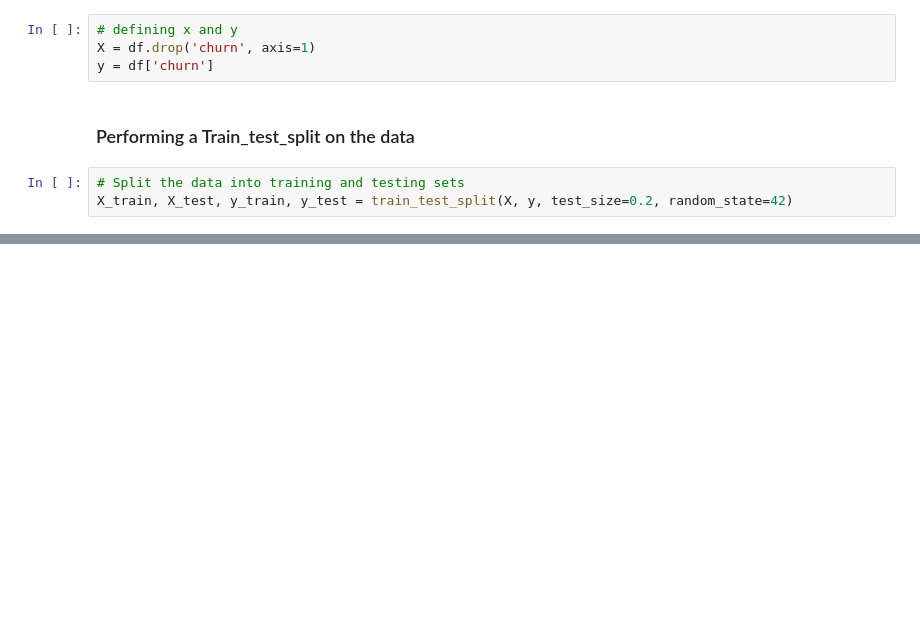
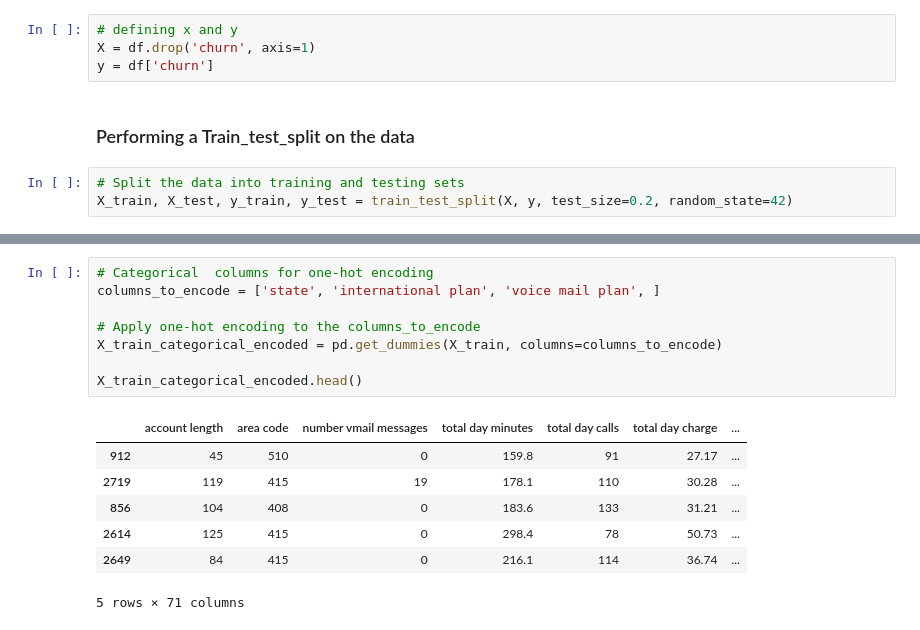
Before and after one commit to AgathaNyambati/SyriaTel-Customer-Churn, a Jupyter notebook: churn.ipynb, the cells around one changed output, grey strips where cells are left out. Saved outputs shown, nothing was run; the diff lists cells and outputs as text; blank space fills up the shorter version.

Commit message:
added feature engineering of categorical feature

```diff
--- a/churn.ipynb
+++ b/churn.ipynb
@@ -423,0 +437,16 @@ ohe = OneHotEncoder(handle_unknown="ignore", sparse_output=False)
+# %%
+# Categorical  columns for one-hot encoding
+columns_to_encode = ['state', 'international plan', 'voice mail plan', ]
+
+# Apply one-hot encoding to the columns_to_encode
+X_train_categorical_encoded = pd.get_dummies(X_train, columns=columns_to_encode)
+
+X_train_categorical_encoded.head()
+# %% [output]
+|  | account length | area code | number vmail messages | total day minutes | total day calls | total day charge | ... |
+| 912 | 45 | 510 | 0 | 159.8 | 91 | 27.17 | ... |
+| 2719 | 119 | 415 | 19 | 178.1 | 110 | 30.28 | ... |
+| 856 | 104 | 408 | 0 | 183.6 | 133 | 31.21 | ... |
+| 2614 | 125 | 415 | 0 | 298.4 | 78 | 50.73 | ... |
+| 2649 | 84 | 415 | 0 | 216.1 | 114 | 36.74 | ... |
+5 rows × 71 columns
```
Also changed, not shown: parts of 11 cells of this notebook.
